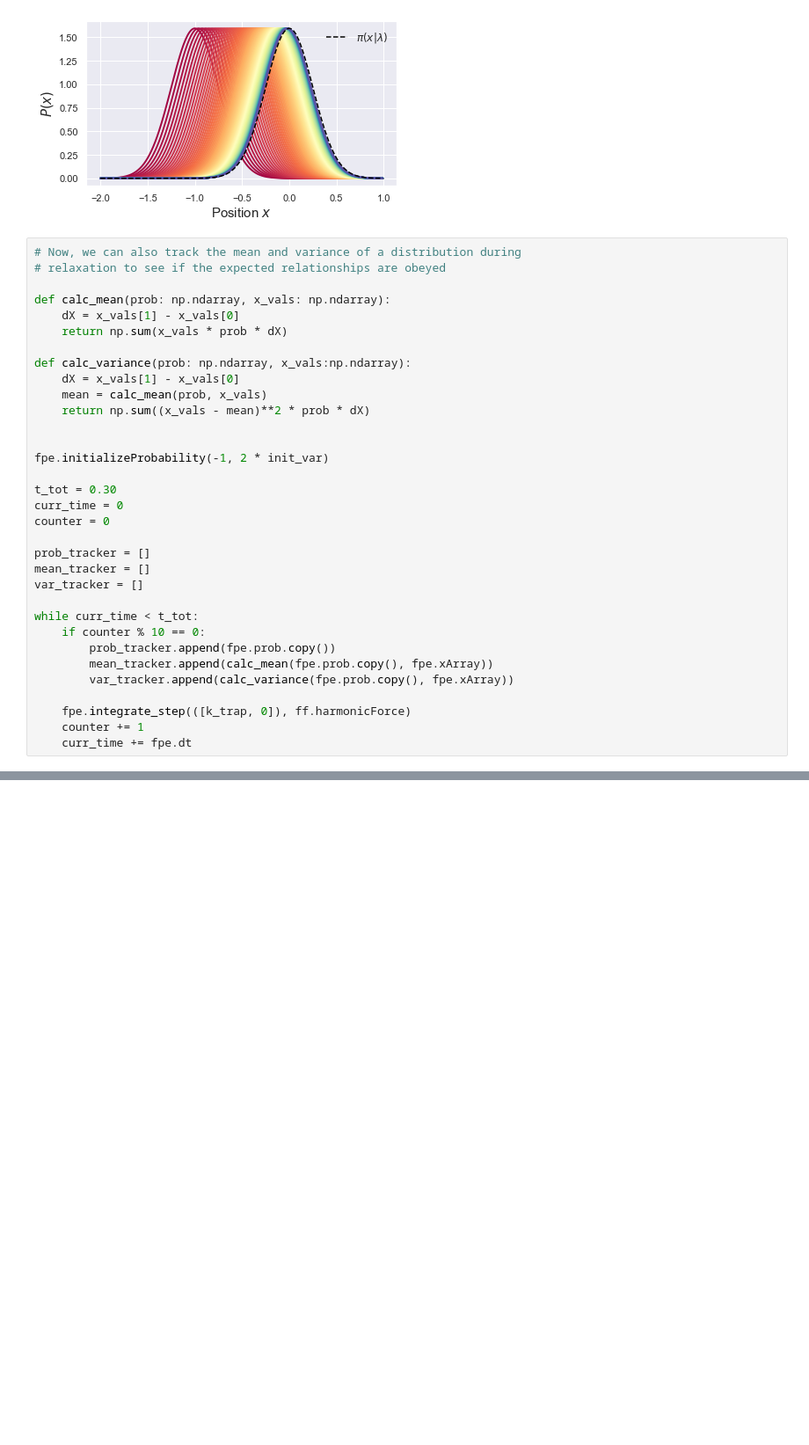
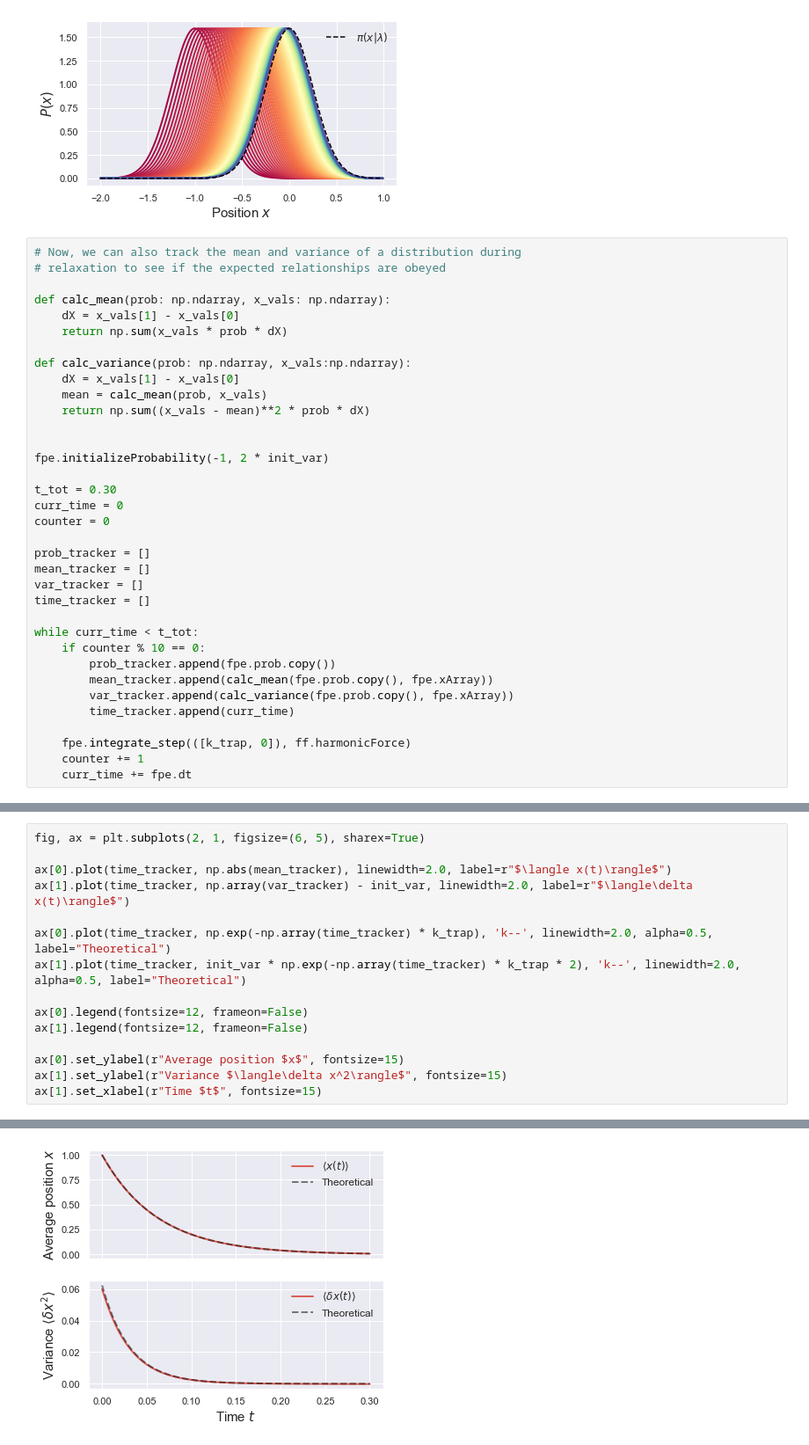
Before and after one commit to StevenJLarge/FokkerPlanck, a Jupyter notebook: notebooks/04-slarge-advection-diffusion.ipynb, the cells around one changed output, grey strips where cells are left out. Shown at 88% size. Saved outputs shown, nothing was run; the diff lists cells and outputs as text; blank space fills up the shorter version.

```diff
--- a/notebooks/04-slarge-advection-diffusion.ipynb
+++ b/notebooks/04-slarge-advection-diffusion.ipynb
@@ -131,12 +131,14 @@ counter = 0
 prob_tracker = []
 mean_tracker = []
 var_tracker = []
+time_tracker = []
 
 while curr_time < t_tot:
     if counter % 10 == 0:
         prob_tracker.append(fpe.prob.copy())
         mean_tracker.append(calc_mean(fpe.prob.copy(), fpe.xArray))
         var_tracker.append(calc_variance(fpe.prob.copy(), fpe.xArray))
+        time_tracker.append(curr_time)
 
     fpe.integrate_step(([k_trap, 0]), ff.harmonicForce)
     counter += 1
@@ -151,0 +146,16 @@ ax[1].plot(np.array(var_tracker) - init_var)
+# %%
+fig, ax = plt.subplots(2, 1, figsize=(6, 5), sharex=True)
+
+ax[0].plot(time_tracker, np.abs(mean_tracker), linewidth=2.0, label=r"$\langle x(t)\rangle$")
+ax[1].plot(time_tracker, np.array(var_tracker) - init_var, linewidth=2.0, label=r"$\langle\delta x(t)\rangle$")
+
+ax[0].plot(time_tracker, np.exp(-np.array(time_tracker) * k_trap), 'k--', linewidth=2.0, alpha=0.5, label="Theoretical")
+ax[1].plot(time_tracker, init_var * np.exp(-np.array(time_tracker) * k_trap * 2), 'k--', linewidth=2.0, alpha=0.5, label="Theoretical")
+
+ax[0].legend(fontsize=12, frameon=False)
+ax[1].legend(fontsize=12, frameon=False)
+
+ax[0].set_ylabel(r"Average position $x$", fontsize=15)
+ax[1].set_ylabel(r"Variance $\langle\delta x^2\rangle$", fontsize=15)
+ax[1].set_xlabel(r"Time $t$", fontsize=15)
+# %% [output]
@@ -151,0 +163 @@ ax[1].plot(np.array(var_tracker) - init_var)
+[figure, added]
```
Also changed, not shown: parts of 3 cells of this notebook.
